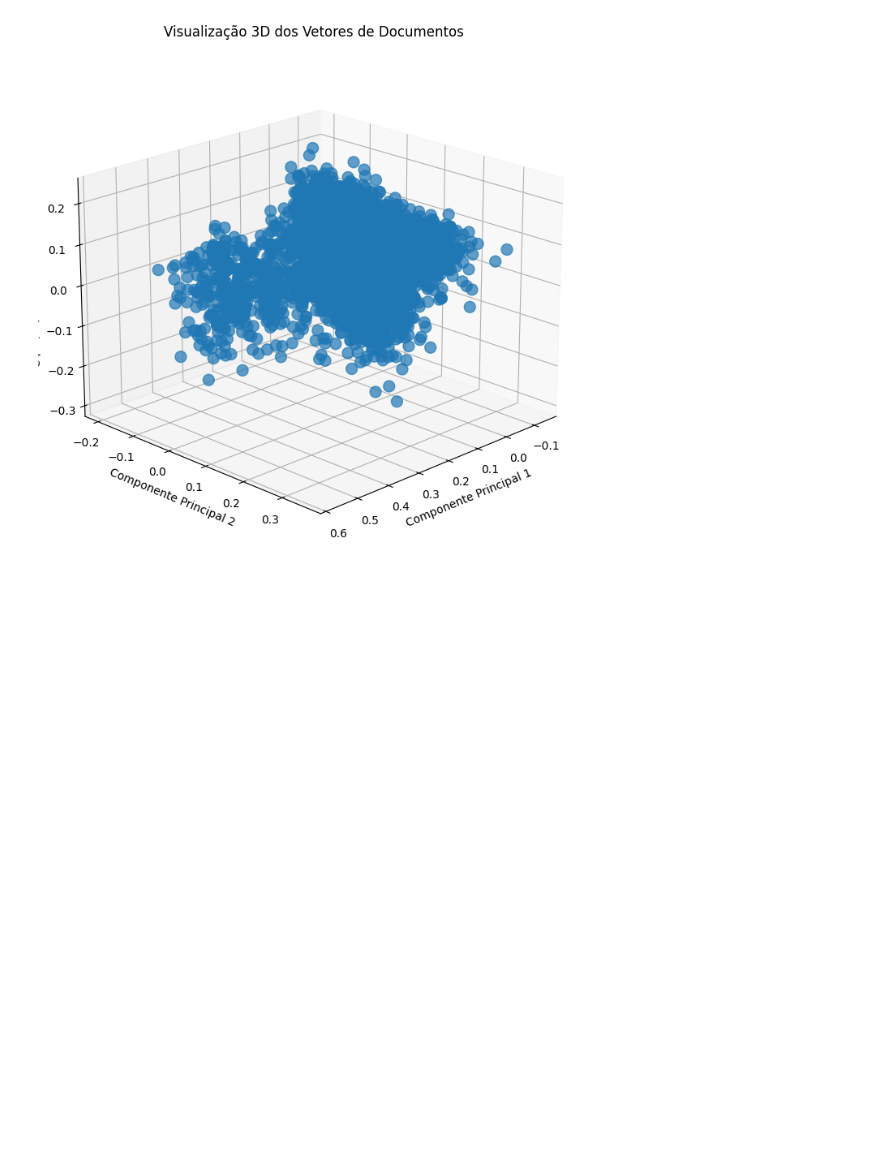
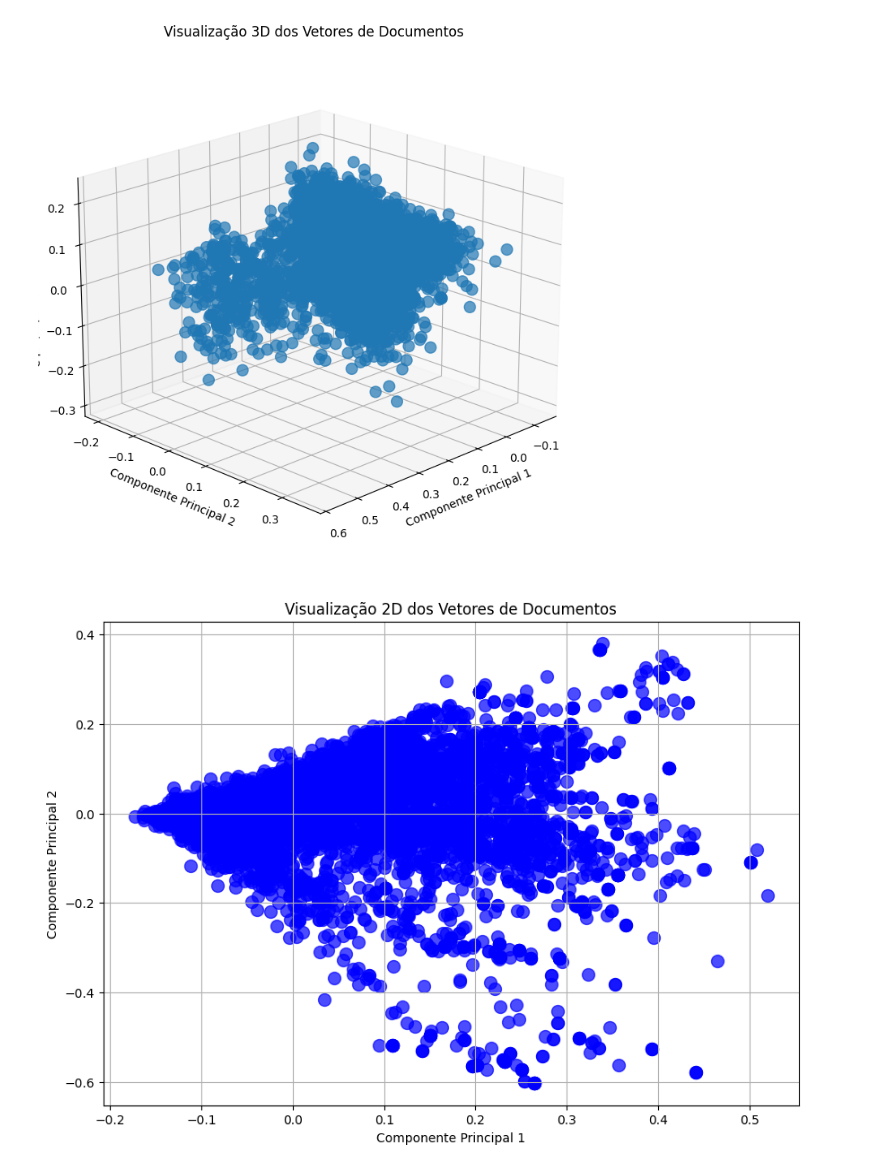
Before and after one commit to micaelol12/PLN, a Jupyter notebook: Trabalho/notebook.ipynb, the cells around one changed output. Saved outputs shown, nothing was run; the diff lists cells and outputs as text; code cells hidden in the pictures; blank space fills up the shorter version.

```diff
--- a/Trabalho/notebook.ipynb
+++ b/Trabalho/notebook.ipynb
@@ -236,3 +317,7 @@ grafico2D(x_tf_idf_token)
 grafico3D(x_tf_idf_token)
 # %% [output]
 [figure]
+# %%
+grafico2D(x_sumario_tf_idf_token)
+# %% [output]
+[figure, added]
```
Also changed, not shown: parts of 13 cells of this notebook, 1 other file.
